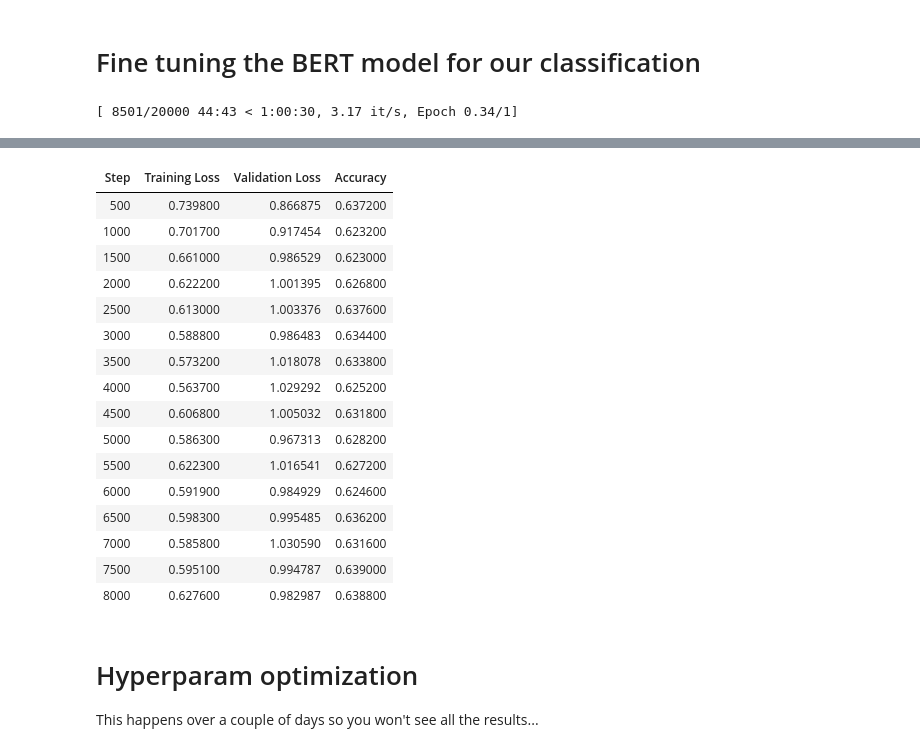
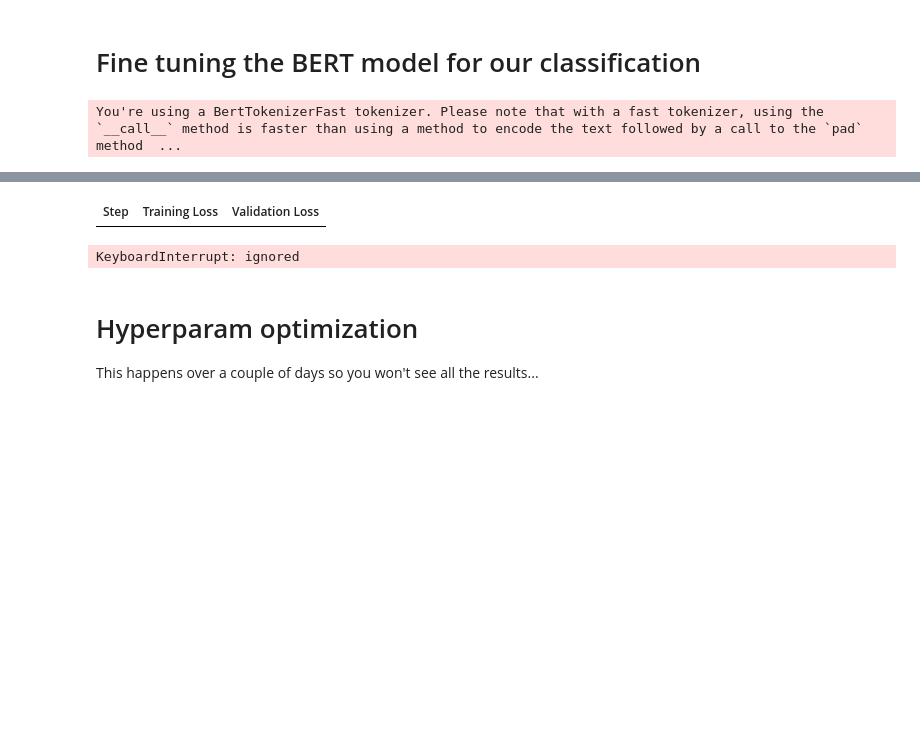
Before and after one commit to Iispar/review-summary-API, a Jupyter notebook: BERT-finetuned-model.ipynb, the cells around one changed output, grey strips where cells are left out. Drawn from its saved outputs; the diff is of its cells as text; code cells hidden in the pictures; blank space fills up the shorter version.

Commit message:
config and eval run

```diff
--- a/BERT-finetuned-model.ipynb
+++ b/BERT-finetuned-model.ipynb
@@ -115,13 +100,23 @@ print(tokenizer.decode(eng_tokenized['train'][1]['input_ids']))
 # config
 import torch
 import torch.nn as nn
+from transformers import PreTrainedModel, PretrainedConfig
+
+class BertConfig(PretrainedConfig):
+    def __init__(self, hidden_bert=768, hidden_size=50, num_labels=5):
+        self.hidden_size = hidden_size
+        self.hidden_bert = hidden_bert
+        self.num_labels = num_labels
 
 # Create the bert class
-class Bert(nn.Module):
-    def __init__(self):
-        super(Bert, self).__init__()
+class Bert(PreTrainedModel):
+    config_class = BertConfig
+    def __init__(self, config):
+        super(Bert, self).__init__(config)
         # hidden size of BERT (always 768), hidden size of our classifier, and number of labels (in this case 5)
-        H_in, H, labels = 768, 50, 5
+        H_in = config.hidden_bert
+        H = config.hidden_size
+        labels = config.num_labels
 
         # bert is our preloaded distilbert
         self.bert = BertModel.from_pretrained(model)
@@ -153,9 +148,14 @@ class Bert(nn.Module):
         else:
           # if no labels, just return the logits
           return (logits,);
+# %%
+# configuration for BERT
+config = BertConfig(hidden_bert=768, hidden_size=50, num_labels=5)
 # %%
 #calculates the accuracy
-accuracy = evaluate.load('accuracy');
+from datasets import load_metric
+accuracy = load_metric('accuracy')
+# accuracy = evaluate.load('accuracy');
 def compute_accuracy(outputs_and_labels):
     outputs, labels = outputs_and_labels;
     predictions = np.argmax(outputs, axis=-1); #pick the index of the "winning" label
@@ -168,8 +166,8 @@ training_args = TrainingArguments(
     output_dir='./results',
     evaluation_strategy = 'steps',
     logging_strategy = 'steps',
-    eval_steps = 500,
-    logging_steps = 500,
+    eval_steps = 1000,
+    logging_steps = 1000,
     learning_rate=1.2e-5,
     per_device_train_batch_size=8,
     per_device_eval_batch_size=8,
@@ -180,6 +178,7 @@ training_args = TrainingArguments(
 
 data_collator = DataCollatorWithPadding(tokenizer=tokenizer) # get the data collator with our tokenizer.
 early_stopping = transformers.EarlyStoppingCallback(3); # stop training if the eval loss is not getting better.
+model = Bert(config)
 
 # Set the trainer
 trainer = Trainer(
@@ -195,4 +194,4 @@ trainer = Trainer(
 # train the model
 trainer.train()
 # %% [output]
-[ 8501/20000 44:43 < 1:00:30, 3.17 it/s, Epoch 0.34/1]
+You're using a BertTokenizerFast tokenizer. Please note that with a fast tokenizer, using the `__call__` method is faster than using a method to encode the text followed by a call to the `pad` method  ...
@@ -199,17 +199,2 @@ trainer.train()
-| Step | Training Loss | Validation Loss | Accuracy |
-| 500 | 0.739800 | 0.866875 | 0.637200 |
-| 1000 | 0.701700 | 0.917454 | 0.623200 |
-| 1500 | 0.661000 | 0.986529 | 0.623000 |
-| 2000 | 0.622200 | 1.001395 | 0.626800 |
-| 2500 | 0.613000 | 1.003376 | 0.637600 |
-| 3000 | 0.588800 | 0.986483 | 0.634400 |
-| 3500 | 0.573200 | 1.018078 | 0.633800 |
-| 4000 | 0.563700 | 1.029292 | 0.625200 |
-| 4500 | 0.606800 | 1.005032 | 0.631800 |
-| 5000 | 0.586300 | 0.967313 | 0.628200 |
-| 5500 | 0.622300 | 1.016541 | 0.627200 |
-| 6000 | 0.591900 | 0.984929 | 0.624600 |
-| 6500 | 0.598300 | 0.995485 | 0.636200 |
-| 7000 | 0.585800 | 1.030590 | 0.631600 |
-| 7500 | 0.595100 | 0.994787 | 0.639000 |
-| 8000 | 0.627600 | 0.982987 | 0.638800 |
+| Step | Training Loss | Validation Loss |
+KeyboardInterrupt: ignored
```
Also changed, not shown: parts of 8 cells of this notebook.
